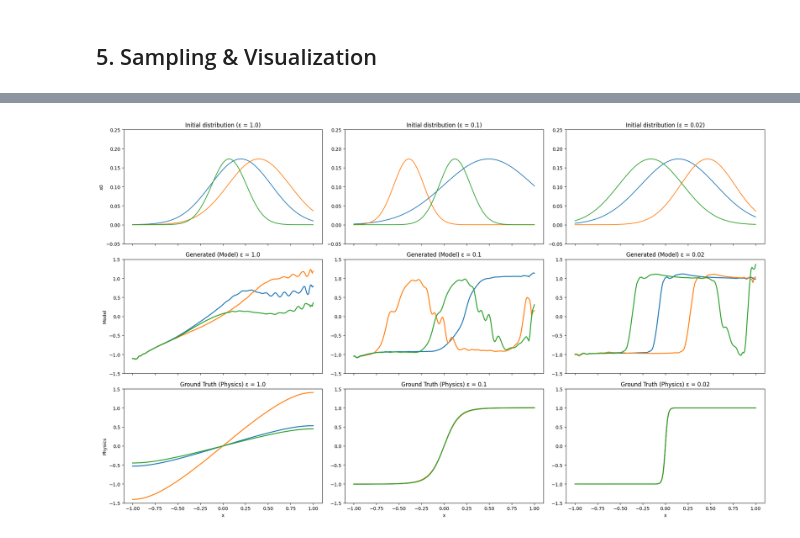
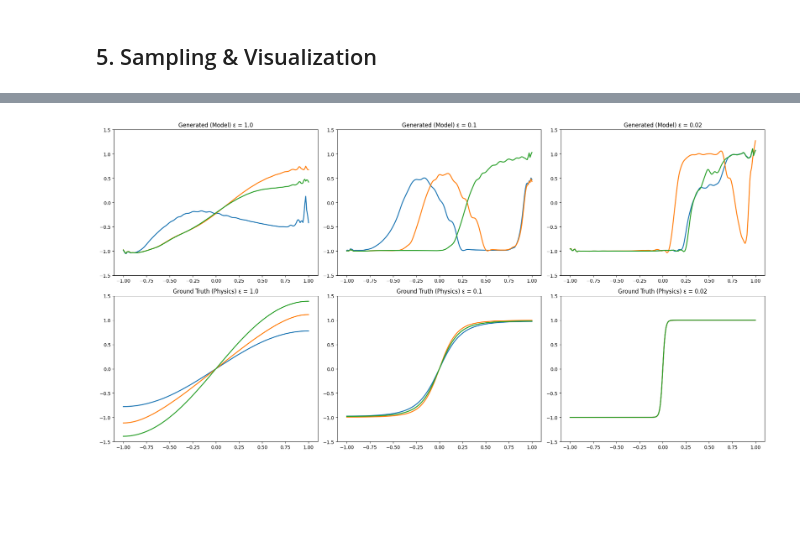
Before and after one commit to tomasvenda/DL_FlowMatching, a Jupyter notebook: flow_matching_optimal_transport.ipynb, the cells around one changed output, grey strips where cells are left out. Drawn from its saved outputs; the diff is of its cells as text; code cells hidden in the pictures; blank space fills up the shorter version.

```diff
--- a/flow_matching_optimal_transport.ipynb
+++ b/flow_matching_optimal_transport.ipynb
@@ -468,73 +448,50 @@ num_samples = 3
 ts = torch.linspace(0.0, 1.0, 100, device=device).view(1, -1, 1).expand(num_samples, -1, 1)
 x_grid = p_data.x.cpu()
 
-# 3 rows: top = x0, middle = generated (model), bottom = ground truth (physics)
-fig, axes = plt.subplots(3, 3, figsize=(20, 12), sharex=True)
+fig, axes = plt.subplots(2, 3, figsize=(20, 10))
 
+# Row 1: Generated Samples
 for i, eps_val in enumerate(eps_to_test):
-    # -------------------------
-    # 1) MODEL: x0 + Generated
-    # -------------------------
+    # 1. Setup ODE with specific epsilon
     ode = LearnedVectorFieldODE(flow_model, eps_val)
     simulator = EulerSimulator(ode)
 
-    # Sample initial conditions x0 in normalized space
+    # 2. Sample Noise
+   # x0 = torch.randn(num_samples, p_data.dim, device=device)
     x0 = sample_x0_fourier_mix(num_samples, p_data.x, device)
-    # Unnormalize x0 for plotting (same convention as your other plot)
-    x0_unnorm = x0.detach().cpu() * p_data.std.cpu() + p_data.mean.cpu()
 
-    # Simulate model dynamics
+
+    # 3. Simulate
     xts = simulator.simulate_with_trajectory(x0, ts)
+
+    # 4. Plot Final States (Un-normalized)
     final_samples = xts[:, -1, :].detach().cpu() * p_data.std.cpu() + p_data.mean.cpu()
 
-    ax_x0      = axes[0, i]
-    ax_model   = axes[1, i]
-    ax_phy     = axes[2, i]
+    axes[0, i].set_title(f"Generated (Model) ε = {eps_val}")
+    axes[0, i].set_ylim(-1.5, 1.5)
+    for j in range(num_samples):
+        axes[0, i].plot(x_grid, final_samples[j], linewidth=2)
 
-    # Top row: initial distribution
-    ax_x0.set_title(f"Initial distribution (ε = {eps_val})")
-    ax_x0.set_ylim(-0.05, 0.25)
+# Row 2: Ground Truth Samples
+print("Generating Ground Truth samples for comparison...")
+for i, eps_val in enumerate(eps_to_test):
+    axes[1, i].set_title(f"Ground Truth (Physics) ε = {eps_val}")
+    axes[1, i].set_ylim(-1.5, 1.5)
 
-    # Middle row: model-generated final state
-    ax_model.set_title(f"Generated (Model) ε = {eps_val}")
-    ax_model.set_ylim(-1.5, 1.5)
+    # Generate fresh ground truth samples for this specific epsilon
+    for j in range(num_samples):
+        # Use the same physics generation code as the dataset
+        u0 = generate_ICs_variable_n(p_data.x, n_min=2, n_max=3).unsqueeze(0)
+        ode = AllenCahnODE(p_data.dx, eps_val)
+        simulator = EulerSimulator(ode)
 
-    # Plot x0 and model final states with consistent colors
-    for j in range(num_samples):
-        color = f"C{j}"  # same color for x0 and its generated trajectory
-        ax_x0.plot(x_grid, x0_unnorm[j], linewidth=1.5, color=color)
-        ax_model.plot(x_grid, final_samples[j], linewidth=2, color=color)
+        # Simulate physics
+        # Note: We use the same T and dt as training
+        ts_physics = torch.linspace(0, p_data.T, int(p_data.T / p_data.dt) + 1, device=device).view(1, -1, 1)
 
-    # -------------------------
-    # 2) PHYSICS: Ground Truth
-    # -------------------------
-    ax_phy.set_title(f"Ground Truth (Physics) ε = {eps_val}")
-    ax_phy.set_ylim(-1.5, 1.5)
+        uT = simulator.simulate(u0, ts_physics)
 
-    for j in range(num_samples):
-        # Same physics generation code as dataset
-        u0 = generate_ICs_variable_n(p_data.x, n_min=2, n_max=3).unsqueeze(0)
-        ode_phy = AllenCahnODE(p_data.dx, eps_val)
-        simulator_phy = EulerSimulator(ode_phy)
-
-        ts_physics = torch.linspace(
-            0, p_data.T,
-            int(p_data.T / p_data.dt) + 1,
-            device=device
-        ).view(1, -1, 1)
-
-        uT = simulator_phy.simulate(u0, ts_physics)  # [1, T, dim]
-        # Use same color index j so you can visually track sample j across rows
-        color = f"C{j}"
-        ax_phy.plot(x_grid, uT.squeeze().cpu(), linewidth=2, color=color)
-
-# Labels
-for i in range(3):
-    axes[2, i].set_xlabel("x")
-
-axes[0, 0].set_ylabel("x0")
-axes[1, 0].set_ylabel("Model")
-axes[2, 0].set_ylabel("Physics")
+        axes[1, i].plot(x_grid, uT.squeeze().cpu(), linewidth=2)
 
 plt.tight_layout()
 plt.show()
@@ -542 +500 @@ plt.show()
-[figure, old version]
+[figure, new version]
```
Also changed, not shown: parts of 3 cells of this notebook.
